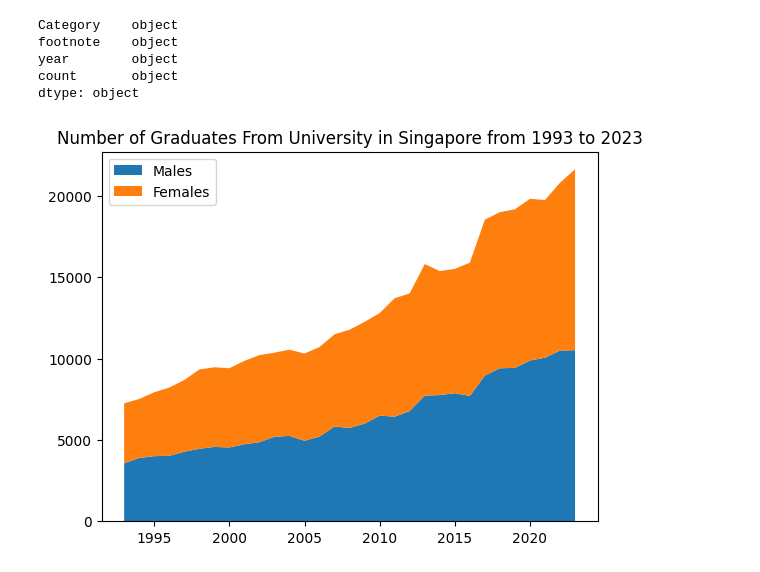
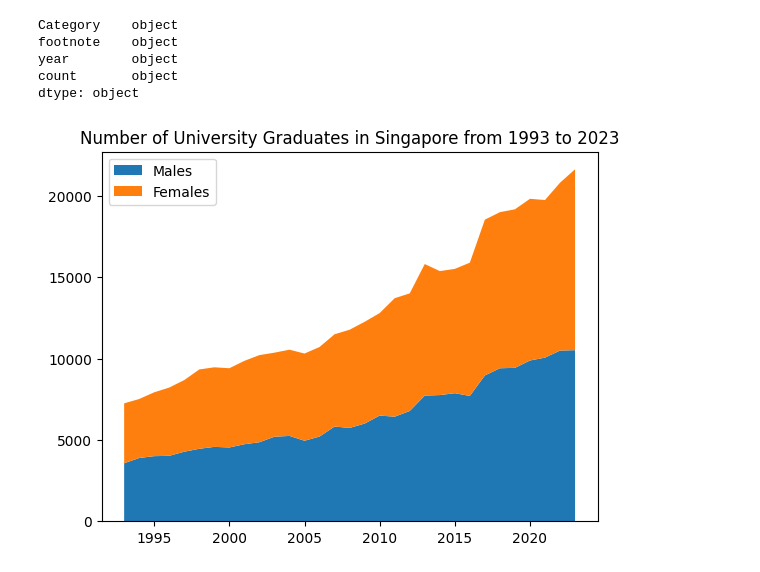
Before and after one commit to hxchua/datadoubleconfirm, a Jupyter notebook: notebooks/SingStat API 2025.ipynb, the cells around one changed output. Saved outputs shown, nothing was run; the diff lists cells and outputs as text; code cells hidden in the pictures.

```diff
--- a/notebooks/SingStat API 2025.ipynb
+++ b/notebooks/SingStat API 2025.ipynb
@@ -153,7 +153,7 @@ y2 = df_plot[df_plot['Category']=='Females']['count'].reset_index(drop=True)
 # %%
 plt.stackplot(x, y1, y2, labels=['Males','Females'])
 plt.legend(loc='upper left')
-plt.title("Number of Graduates From University in Singapore from 1993 to 2023")
+plt.title("Number of University Graduates in Singapore from 1993 to 2023")
 plt.show()
 # %% [output]
-[figure, old version]
+[figure, new version]
```
